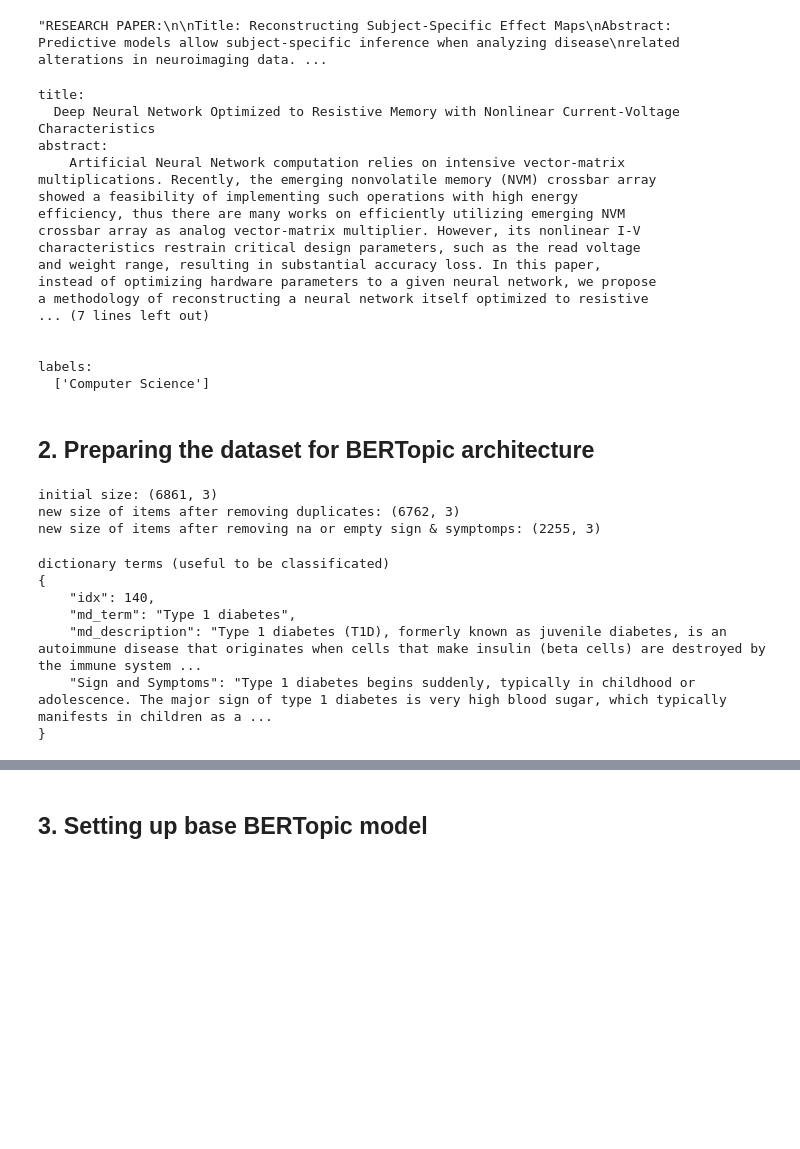
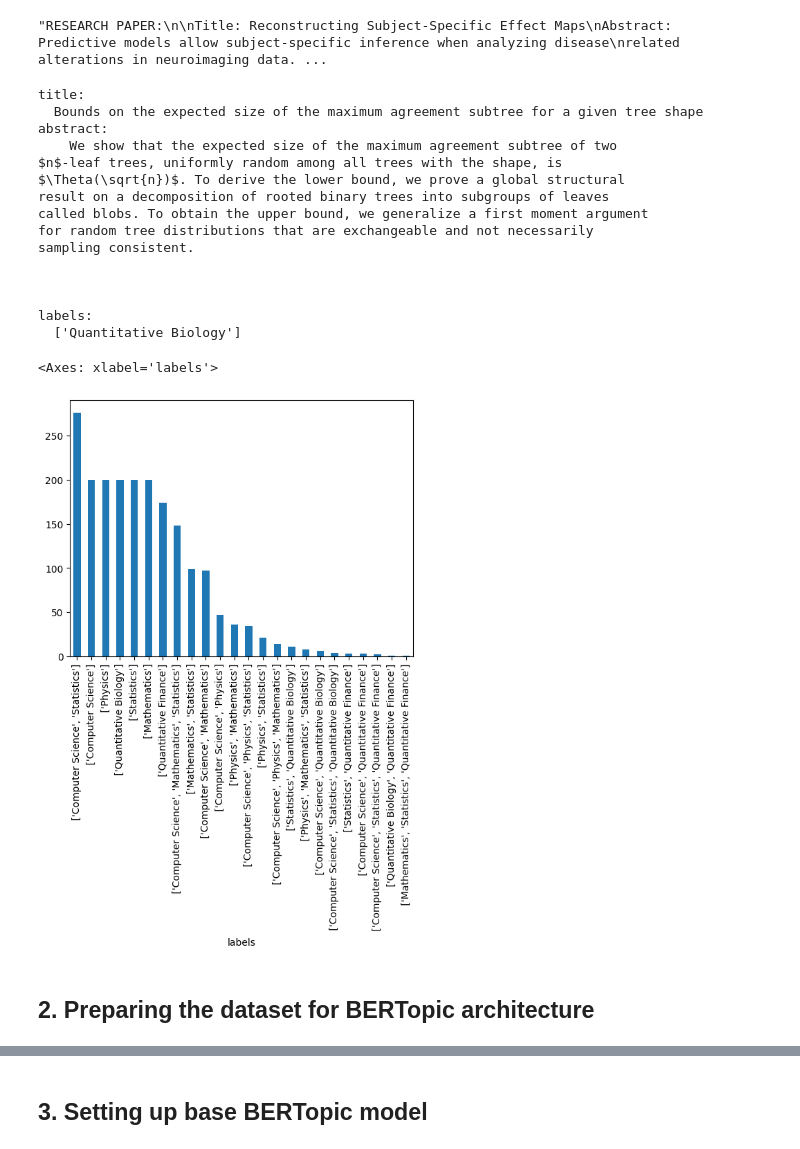
Before and after one commit to Cesar85Hol/papers-class-NLP, a Jupyter notebook: paper_classifier_bertopic.ipynb, the cells around one changed output, grey strips where cells are left out. Saved outputs shown, nothing was run; the diff lists cells and outputs as text; code cells hidden in the pictures; blank space fills up the shorter version.

```diff
--- a/paper_classifier_bertopic.ipynb
+++ b/paper_classifier_bertopic.ipynb
@@ -73,25 +75,30 @@ dataset['train'][0]['text'].split('###')[2]
 data_dict=[get_chapters(item) for item in dataset['train']['text']]
 # %%
-print(f"title:\n {data_dict[34]['title']}")
-print(f"abstract:\n {data_dict[34]['abstract']}")
-print(f"labels:\n {data_dict[34]['labels']}")
+item=1345
+print(f"title:\n {data_dict[item]['title']}")
+print(f"abstract:\n {data_dict[item]['abstract']}")
+print(f"labels:\n {data_dict[item]['labels']}")
 # %% [output]
 title:
-  Deep Neural Network Optimized to Resistive Memory with Nonlinear Current-Voltage Characteristics
+  Bounds on the expected size of the maximum agreement subtree for a given tree shape
 abstract:
-    Artificial Neural Network computation relies on intensive vector-matrix
-multiplications. Recently, the emerging nonvolatile memory (NVM) crossbar array
-showed a feasibility of implementing such operations with high energy
-efficiency, thus there are many works on efficiently utilizing emerging NVM
-crossbar array as analog vector-matrix multiplier. However, its nonlinear I-V
-characteristics restrain critical design parameters, such as the read voltage
-and weight range, resulting in substantial accuracy loss. In this paper,
-instead of optimizing hardware parameters to a given neural network, we propose
-a methodology of reconstructing a neural network itself optimized to resistive
-... (7 lines left out)
+    We show that the expected size of the maximum agreement subtree of two
+$n$-leaf trees, uniformly random among all trees with the shape, is
+$\Theta(\sqrt{n})$. To derive the lower bound, we prove a global structural
+result on a decomposition of rooted binary trees into subgroups of leaves
+called blobs. To obtain the upper bound, we generalize a first moment argument
+for random tree distributions that are exchangeable and not necessarily
+sampling consistent.
+
 
 
 labels:
-  ['Computer Science']
+  ['Quantitative Biology']
+# %%
+data_df= pd.DataFrame(data_dict)
+data_df['labels'].value_counts().plot(kind='bar')
+# %% [output]
+<Axes: xlabel='labels'>
+[figure, added]
 # %% [markdown]
 ## 2. Preparing the dataset for BERTopic architecture
@@ -100,18 +104,0 @@ labels:
-# %%
-#CLEANING DUPLICATES & NAN SECTION VALUES
-
-print(f"initial size: {md_terms_df.shape}")
-# removing duplicates
-md_terms_ss_df=md_terms_df.drop_duplicates(subset=['medical_term'], keep='first')
-print(f"new size of items after removing duplicates: {md_terms_ss_df.shape}")
-
-#removing nan or empty sign & symptomps terms
-md_terms_ss_df=md_terms_ss_df[md_terms_ss_df['signs_and_symptoms'].astype(bool)]
-# md_terms_df=md_terms_df.dropna( )
-print(f"new size of items after removing na or empty sign & symptomps: {md_terms_ss_df.shape}")
-md_terms_ss_df.to_excel('diseases_correct.xlsx')
-# md_terms_ss_df=add_groundtruth("ICD-11_class.xlsx",md_terms_ss_df)
-# %% [output]
-initial size: (6861, 3)
-new size of items after removing duplicates: (6762, 3)
-new size of items after removing na or empty sign & symptomps: (2255, 3)
@@ -138,26 +104,0 @@ plt.show()
-# %%
-#PREPARING DATASET FOT BERTOPIC
-import json
-data_dict=[]
-for idx in md_terms_ss_df.index:
-    tmp_dict={}
-    tmp_dict['idx']=idx
-    tmp_dict['md_term']=md_terms_ss_df['medical_term'][idx]
-    tmp_dict['md_description']=md_terms_ss_df['description'][idx]
-    tmp_dict['Sign and Symptoms']=create_paragraph(md_terms_ss_df['signs_and_symptoms'][idx])
-    data_dict.append(tmp_dict)
-
-print("dictionary terms (useful to be classificated)")
-print(json.dumps(data_dict[50],indent=4))
-#print(wiki_description[md_terms_ss_df['medical_term'][50]])
-# s2=create_paragraph(possible_signs_syntomps[1])
-# print(possible_signs_syntomps[1])
-# print(f"as paragraph: {s2}")
-# %% [output]
-dictionary terms (useful to be classificated)
-{
-    "idx": 140,
-    "md_term": "Type 1 diabetes",
-    "md_description": "Type 1 diabetes (T1D), formerly known as juvenile diabetes, is an autoimmune disease that originates when cells that make insulin (beta cells) are destroyed by the immune system ...
-    "Sign and Symptoms": "Type 1 diabetes begins suddenly, typically in childhood or adolescence. The major sign of type 1 diabetes is very high blood sugar, which typically manifests in children as a ...
-}
```
Also changed, not shown: parts of 9 cells of this notebook.
